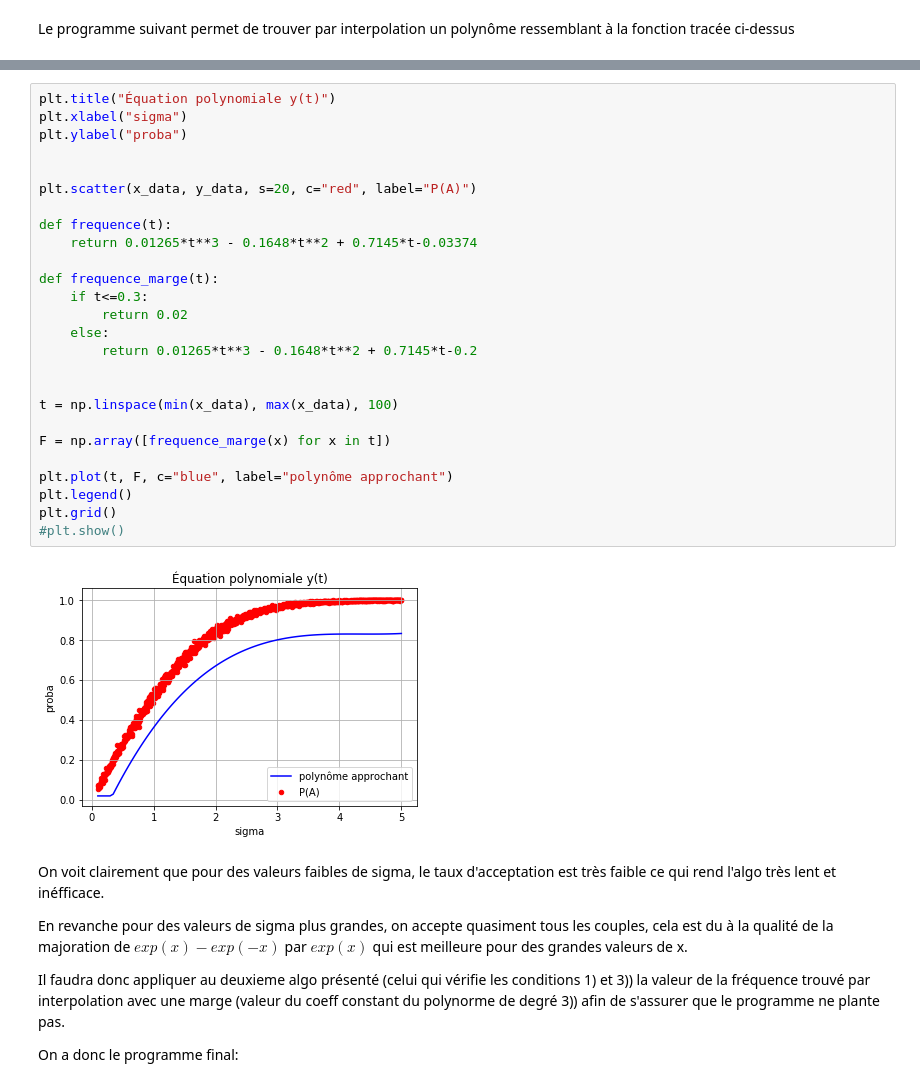
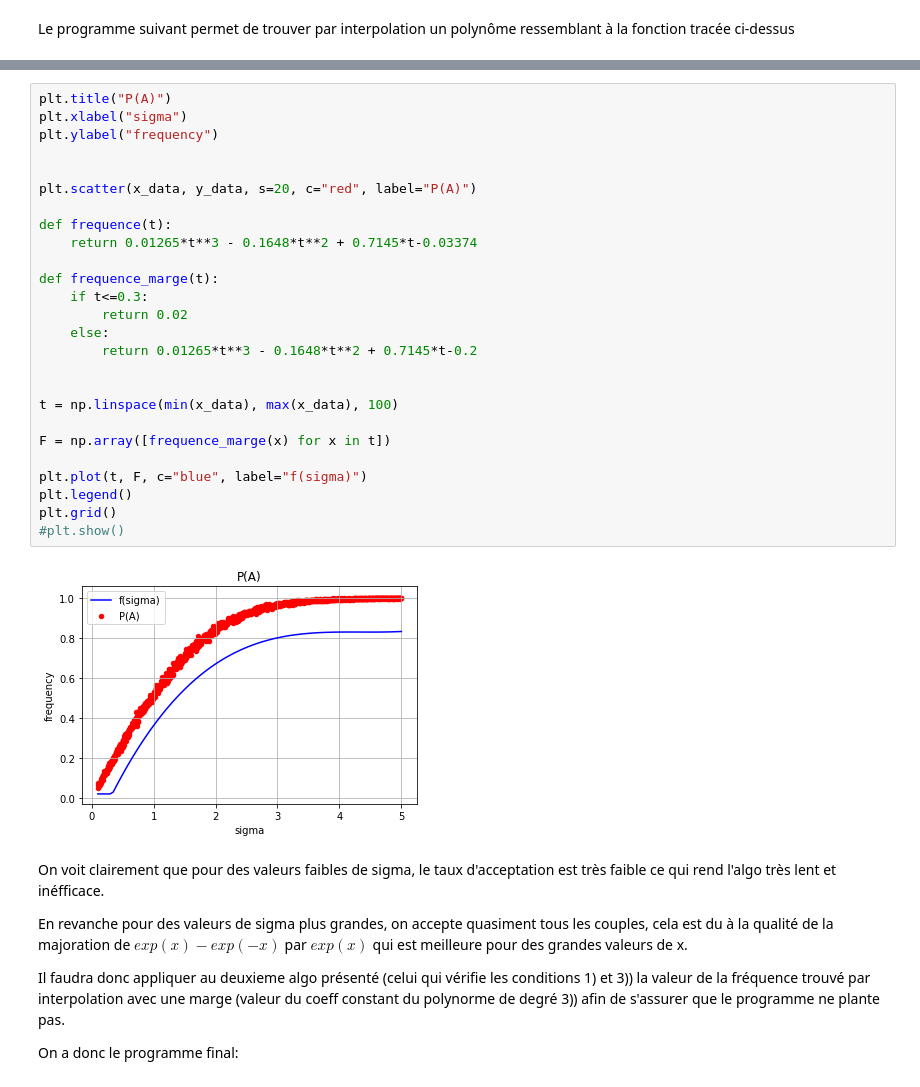
Before and after one commit to Artim436/stage1A, a Jupyter notebook: third_project/module_pyriemann.ipynb, the cells around one changed output, grey strips where cells are left out. Cells and saved outputs as stored; diff of their text form.

```diff
--- a/third_project/module_pyriemann.ipynb
+++ b/third_project/module_pyriemann.ipynb
@@ -347,32 +349,32 @@ print(y)
 '\n         3          2\n0.01265 x - 0.1648 x + 0.7145 x - 0.03374\n'
 # %%
-plt.title("Équation polynomiale y(t)")
+plt.title("P(A)")
 plt.xlabel("sigma")
-plt.ylabel("proba")
+plt.ylabel("frequency")
 
 
 plt.scatter(x_data, y_data, s=20, c="red", label="P(A)")
 
 def frequence(t):
     return 0.01265*t**3 - 0.1648*t**2 + 0.7145*t-0.03374
 
 def frequence_marge(t):
     if t<=0.3:
         return 0.02
     else:
         return 0.01265*t**3 - 0.1648*t**2 + 0.7145*t-0.2
 
 
 t = np.linspace(min(x_data), max(x_data), 100)
 
 F = np.array([frequence_marge(x) for x in t])
 
-plt.plot(t, F, c="blue", label="polynôme approchant")
+plt.plot(t, F, c="blue", label="f(sigma)")
 plt.legend()
 plt.grid()
 #plt.show()
 # %% [output]
-[figure, old version]
+[figure, new version]
 # %% [markdown]
 On voit clairement que pour des valeurs faibles de sigma, le taux d'acceptation est très faible ce qui rend l'algo très lent et inéfficace.
 
```
Also changed, not shown: parts of 6 cells of this notebook, 14 other files.
